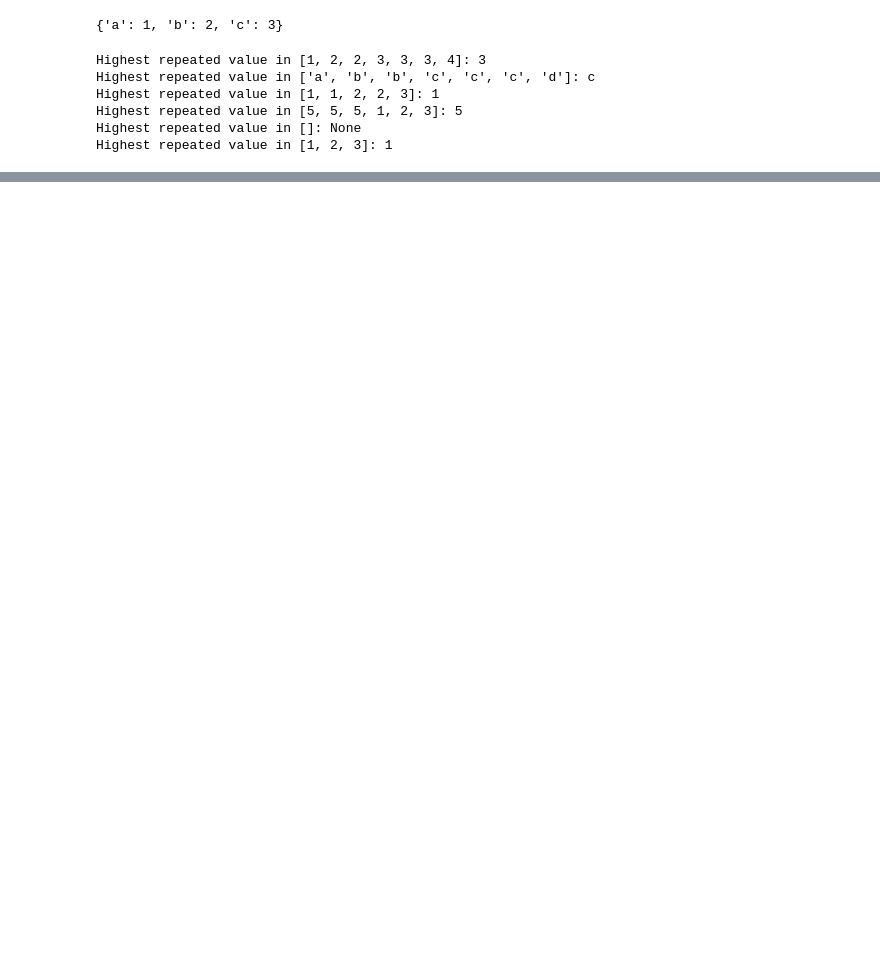
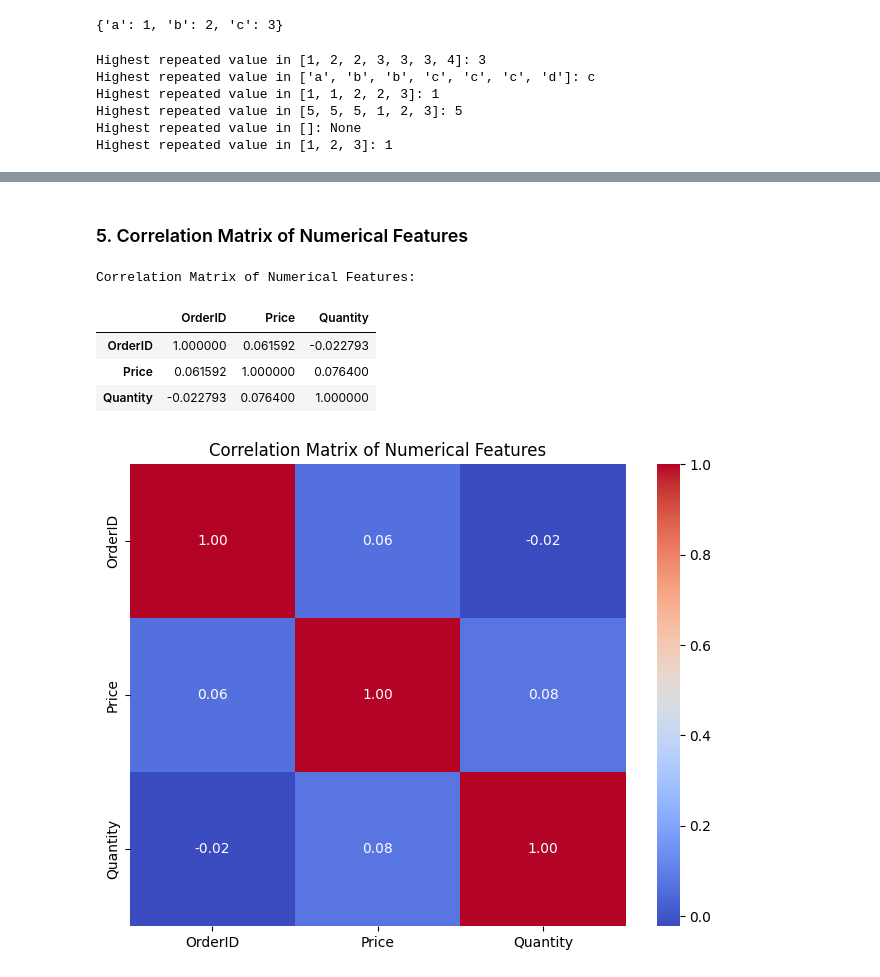
Before and after one commit to Bibhuti-MLAI/Python-Coding-Interview, a Jupyter notebook: Practice.ipynb, the cells around one changed output, grey strips where cells are left out. Saved outputs shown, nothing was run; the diff lists cells and outputs as text; code cells hidden in the pictures; blank space fills up the shorter version.

```diff
--- a/Practice.ipynb
+++ b/Practice.ipynb
@@ -1385,0 +1603,13 @@ Highest repeated value in [1, 2, 3]: 1
+# %%
+# Apply the preprocessing function to the synthetic e-commerce DataFrame
+cleaned_ecommerce_df, ecommerce_report = preprocess_dataframe(ecommerce_df)
+
+print("Cleaned Synthetic E-commerce DataFrame (first 5 rows):")
+display(cleaned_ecommerce_df.head())
+
+print("\nPreprocessing Summary Report for Synthetic E-commerce Data:")
+print(ecommerce_report)
+
+# Update the 'cleaned_df' variable to hold the preprocessed e-commerce data
+# This will allow subsequent EDA cells to work on this dataset
+cleaned_df = cleaned_ecommerce_df.copy()
@@ -1385,0 +1700,27 @@ Highest repeated value in [1, 2, 3]: 1
+# %% [markdown]
+### 5. Correlation Matrix of Numerical Features
+# %%
+# Calculate the correlation matrix for numerical columns
+numerical_cols = cleaned_df.select_dtypes(include=['number']).columns
+
+if not numerical_cols.empty and len(numerical_cols) > 1:
+    correlation_matrix = cleaned_df[numerical_cols].corr()
+    print("\nCorrelation Matrix of Numerical Features:")
+    display(correlation_matrix)
+
+    # Visualize the correlation matrix using a heatmap
+    plt.figure(figsize=(8, 6))
+    sns.heatmap(correlation_matrix, annot=True, cmap='coolwarm', fmt=".2f")
+    plt.title('Correlation Matrix of Numerical Features')
+    plt.show()
+elif len(numerical_cols) <= 1:
+    print("Not enough numerical columns (less than 2) to compute a meaningful correlation matrix.")
+else:
+    print("No numerical columns found to compute correlation.")
+# %% [output]
+Correlation Matrix of Numerical Features:
+|  | OrderID | Price | Quantity |
+| OrderID | 1.000000 | 0.061592 | -0.022793 |
+| Price | 0.061592 | 1.000000 | 0.076400 |
+| Quantity | -0.022793 | 0.076400 | 1.000000 |
+[figure, added]
```
Also changed, not shown: parts of 32 cells of this notebook.
